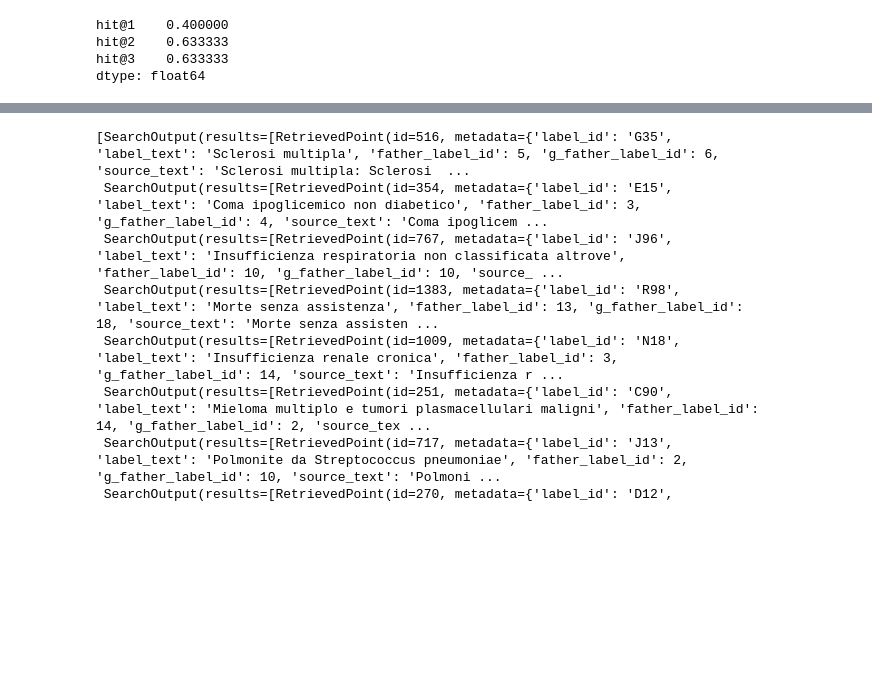
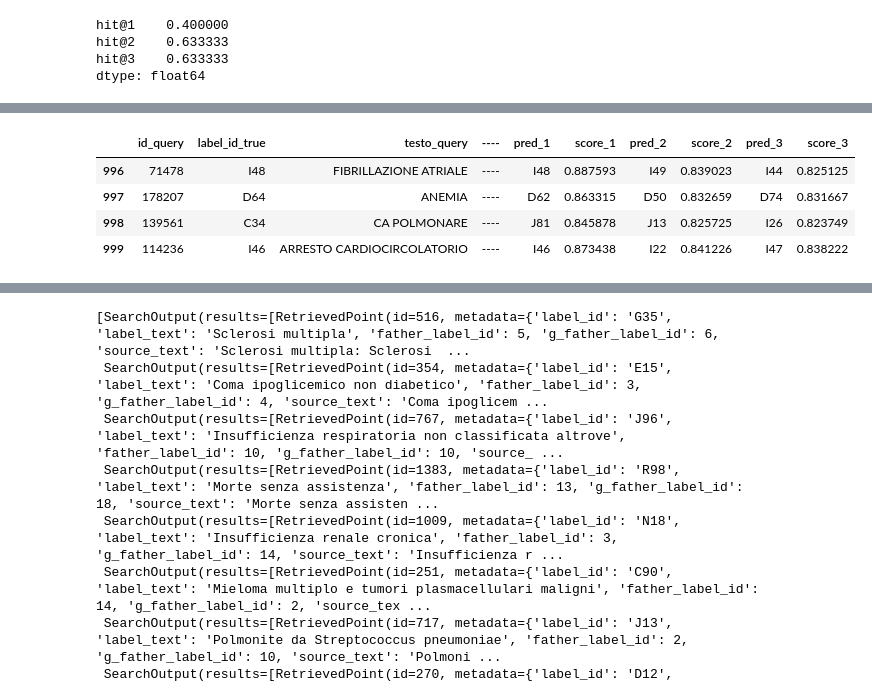
Before and after one commit to istat-methodology/semantic-search, a Jupyter notebook: notebooks/test-semantic-on-medical_data.ipynb, the cells around one changed output, grey strips where cells are left out. Saved outputs shown, nothing was run; the diff lists cells and outputs as text; code cells hidden in the pictures; blank space fills up the shorter version.

```diff
--- a/notebooks/test-semantic-on-medical_data.ipynb
+++ b/notebooks/test-semantic-on-medical_data.ipynb
@@ -561,0 +585,3 @@ dtype: float64
+# %%
+df_noteSample10 = df_single.sample(n=1000, random_state=10)
+df_noteSample10.head(5)
@@ -561,0 +595,11 @@ dtype: float64
+# %%
+out_df= retrieve_topk_df(seeker=sk, batch_size=100 , df= df_noteSample10,  text_col="testo_originale", k=3)
+# %%
+pred_df= out_df.copy()
+pred_df.tail(4)
+# %% [output]
+|  | id_query | label_id_true | testo_query | ---- | pred_1 | score_1 | pred_2 | score_2 | pred_3 | score_3 |
+| 996 | 71478 | I48 | FIBRILLAZIONE ATRIALE | ---- | I48 | 0.887593 | I49 | 0.839023 | I44 | 0.825125 |
+| 997 | 178207 | D64 | ANEMIA | ---- | D62 | 0.863315 | D50 | 0.832659 | D74 | 0.831667 |
+| 998 | 139561 | C34 | CA POLMONARE | ---- | J81 | 0.845878 | J13 | 0.825725 | I26 | 0.823749 |
+| 999 | 114236 | I46 | ARRESTO CARDIOCIRCOLATORIO | ---- | I46 | 0.873438 | I22 | 0.841226 | I47 | 0.838222 |
```
Also changed, not shown: parts of 15 cells of this notebook.
